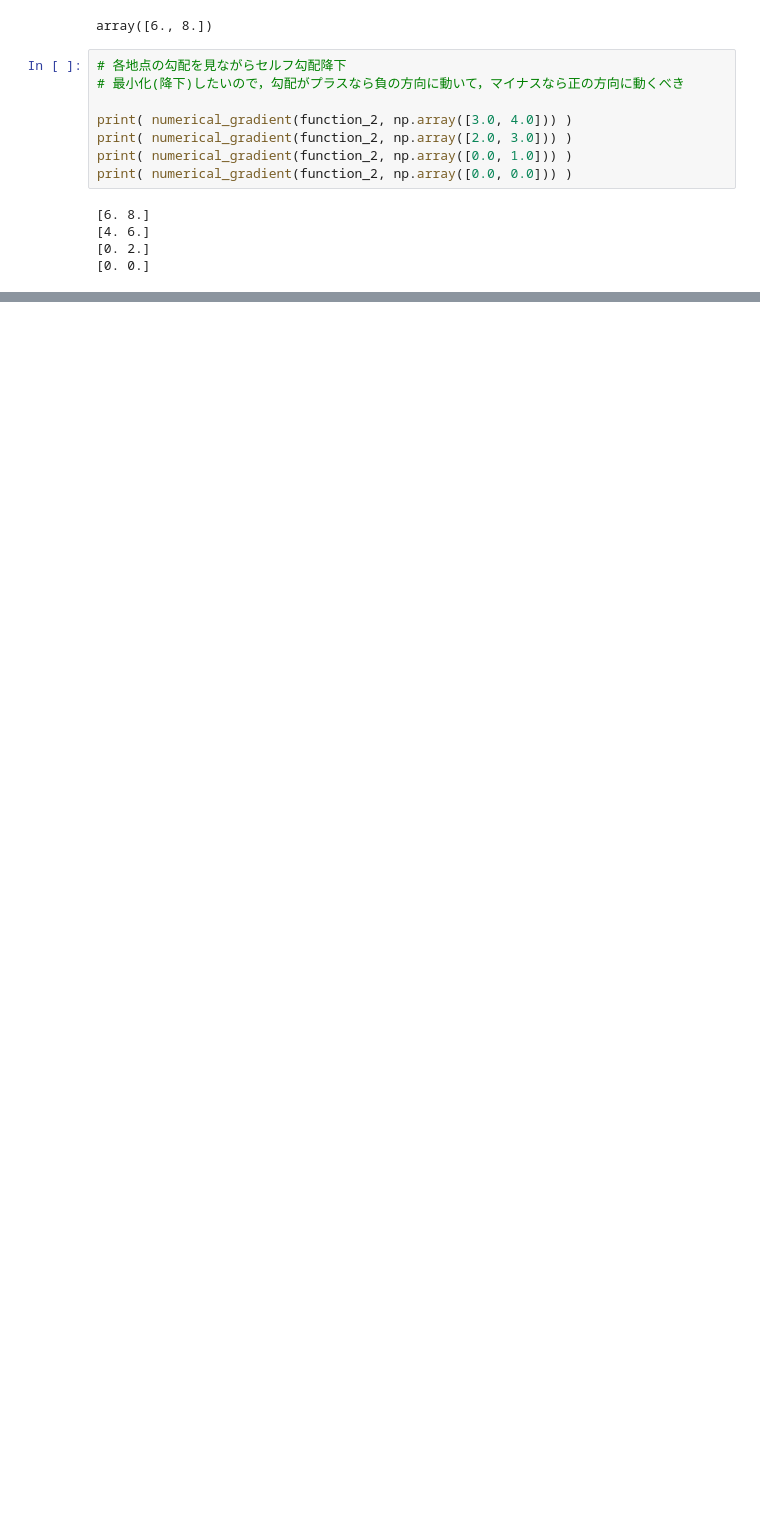
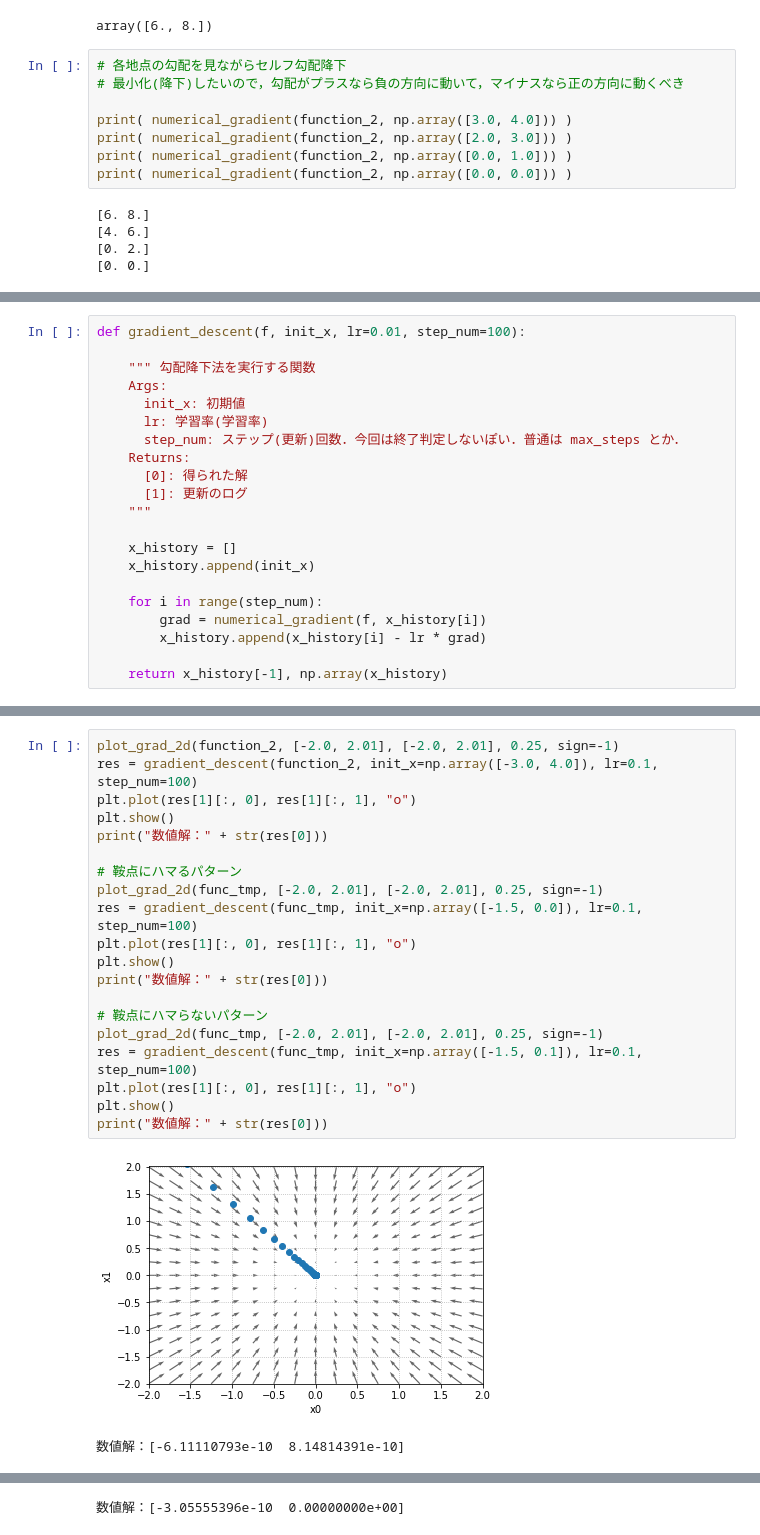
Before and after one commit to Rui-Ue/Deep-Learning-from-scratch, a Jupyter notebook: chapter_4/note_and_source.ipynb, the cells around one changed output, grey strips where cells are left out. Saved outputs shown, nothing was run; the diff lists cells and outputs as text; blank space fills up the shorter version.

```diff
--- a/chapter_4/note_and_source.ipynb
+++ b/chapter_4/note_and_source.ipynb
@@ -422,0 +559,21 @@ print( numerical_gradient(function_2, np.array([0.0, 0.0])) )
+# %%
+def gradient_descent(f, init_x, lr=0.01, step_num=100):
+
+    """ 勾配降下法を実行する関数
+    Args:
+      init_x: 初期値
+      lr: 学習率(学習率)
+      step_num: ステップ(更新)回数．今回は終了判定しないぽい．普通は max_steps とか．
+    Returns:
+      [0]: 得られた解
+      [1]: 更新のログ
+    """
+
+    x_history = []
+    x_history.append(init_x)
+
+    for i in range(step_num):
+        grad = numerical_gradient(f, x_history[i])
+        x_history.append(x_history[i] - lr * grad)
+
+    return x_history[-1], np.array(x_history)
@@ -422,0 +601,23 @@ print( numerical_gradient(function_2, np.array([0.0, 0.0])) )
+# %%
+plot_grad_2d(function_2, [-2.0, 2.01], [-2.0, 2.01], 0.25, sign=-1)
+res = gradient_descent(function_2, init_x=np.array([-3.0, 4.0]), lr=0.1, step_num=100)
+plt.plot(res[1][:, 0], res[1][:, 1], "o")
+plt.show()
+print("数値解：" + str(res[0]))
+
+# 鞍点にハマるパターン
+plot_grad_2d(func_tmp, [-2.0, 2.01], [-2.0, 2.01], 0.25, sign=-1)
+res = gradient_descent(func_tmp, init_x=np.array([-1.5, 0.0]), lr=0.1, step_num=100)
+plt.plot(res[1][:, 0], res[1][:, 1], "o")
+plt.show()
+print("数値解：" + str(res[0]))
+
+# 鞍点にハマらないパターン
+plot_grad_2d(func_tmp, [-2.0, 2.01], [-2.0, 2.01], 0.25, sign=-1)
+res = gradient_descent(func_tmp, init_x=np.array([-1.5, 0.1]), lr=0.1, step_num=100)
+plt.plot(res[1][:, 0], res[1][:, 1], "o")
+plt.show()
+print("数値解：" + str(res[0]))
+# %% [output]
+[figure, added]
+数値解：[-6.11110793e-10  8.14814391e-10]
@@ -422,0 +625 @@ print( numerical_gradient(function_2, np.array([0.0, 0.0])) )
+数値解：[-3.05555396e-10  0.00000000e+00]
```
Also changed, not shown: parts of 37 cells of this notebook, 2 other files.
